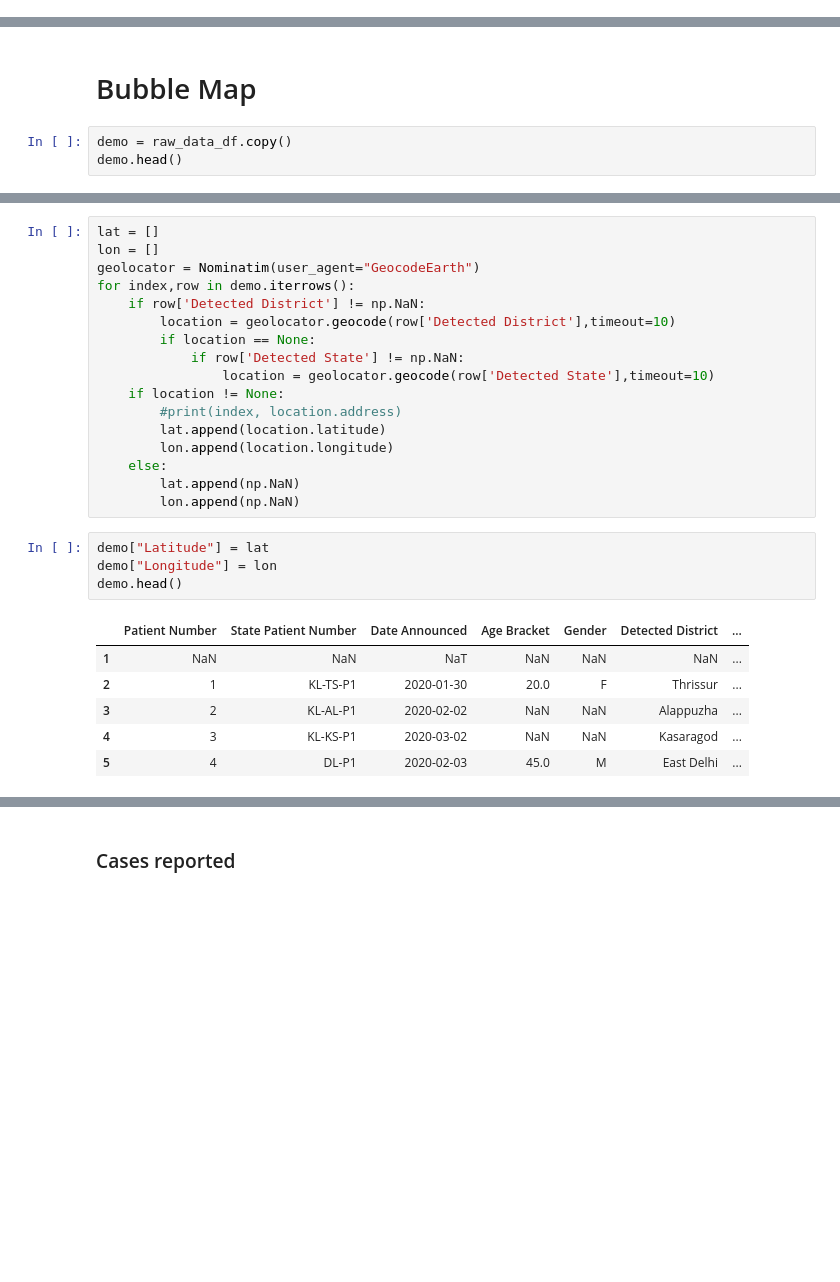
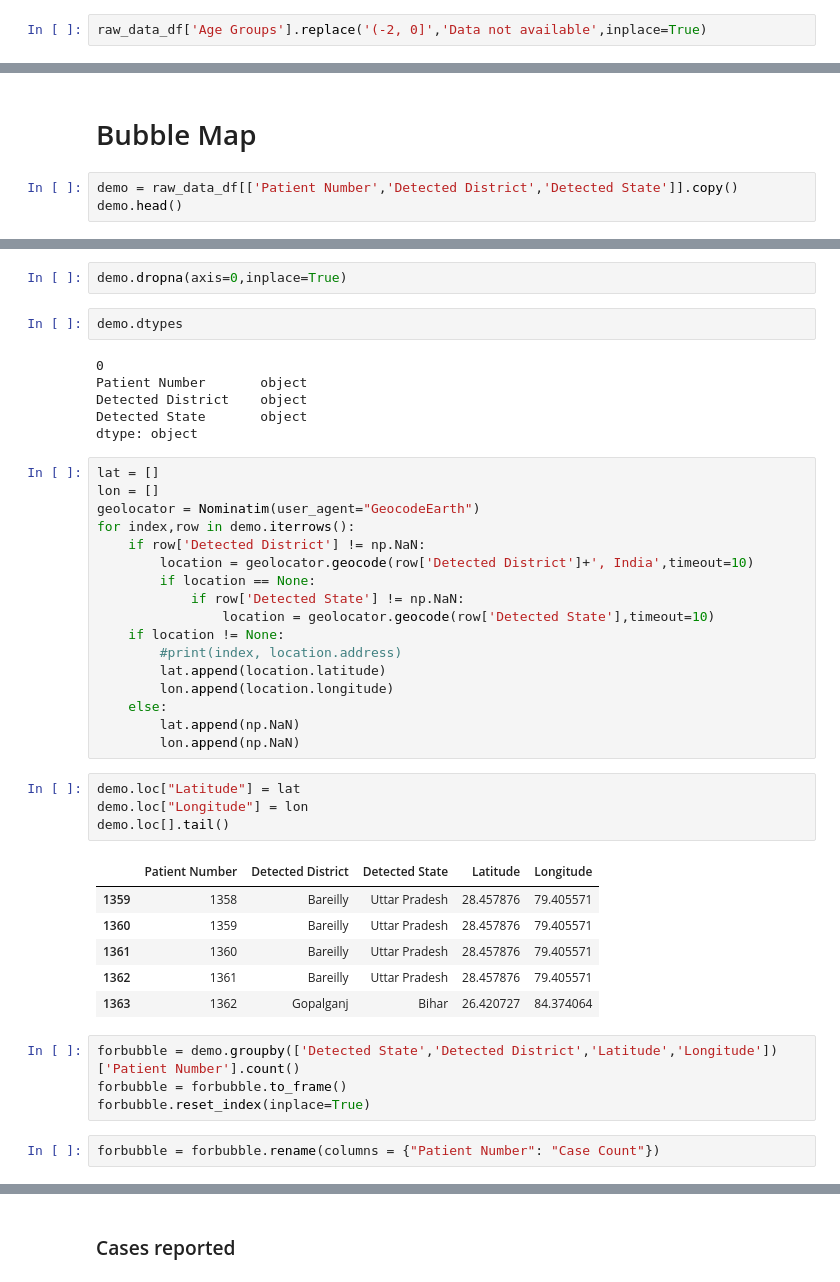
Before and after one commit to vidvatabuch/COVID-19-India, a Jupyter notebook: COVID-19 India.ipynb, the cells around one changed output, grey strips where cells are left out. Saved outputs shown, nothing was run; the diff lists cells and outputs as text; blank space fills up the shorter version.

```diff
--- a/COVID-19 India.ipynb
+++ b/COVID-19 India.ipynb
@@ -245,0 +264,2 @@ Text(0.5, 0, 'Age Groups')
+# %%
+raw_data_df['Age Groups'].replace('(-2, 0]','Data not available',inplace=True)
@@ -246,6 +306,6 @@ Text(0.5, 0, 'Age Groups')
 # %% [markdown]
 # Bubble Map
 # %%
-demo = raw_data_df.copy()
+demo = raw_data_df[['Patient Number','Detected District','Detected State']].copy()
 demo.head()
 # %% [output]
@@ -258,10 +318,20 @@ demo.head()
+# %%
+demo.dropna(axis=0,inplace=True)
+# %%
+demo.dtypes
+# %% [output]
+0
+Patient Number       object
+Detected District    object
+Detected State       object
+dtype: object
 # %%
 lat = []
 lon = []
 geolocator = Nominatim(user_agent="GeocodeEarth")
 for index,row in demo.iterrows():
     if row['Detected District'] != np.NaN:
-        location = geolocator.geocode(row['Detected District'],timeout=10)
+        location = geolocator.geocode(row['Detected District']+', India',timeout=10)
         if location == None:
             if row['Detected State'] != np.NaN:
                 location = geolocator.geocode(row['Detected State'],timeout=10)
@@ -273,13 +343,19 @@ for index,row in demo.iterrows():
         lat.append(np.NaN)
         lon.append(np.NaN)
 # %%
-demo["Latitude"] = lat
-demo["Longitude"] = lon
-demo.head()
+demo.loc["Latitude"] = lat
+demo.loc["Longitude"] = lon
+demo.loc[].tail()
 # %% [output]
-|  | Patient Number | State Patient Number | Date Announced | Age Bracket | Gender | Detected District | ... |
-| 1 | NaN | NaN | NaT | NaN | NaN | NaN | ... |
-| 2 | 1 | KL-TS-P1 | 2020-01-30 | 20.0 | F | Thrissur | ... |
-| 3 | 2 | KL-AL-P1 | 2020-02-02 | NaN | NaN | Alappuzha | ... |
-| 4 | 3 | KL-KS-P1 | 2020-03-02 | NaN | NaN | Kasaragod | ... |
-| 5 | 4 | DL-P1 | 2020-02-03 | 45.0 | M | East Delhi | ... |
+|  | Patient Number | Detected District | Detected State | Latitude | Longitude |
+| 1359 | 1358 | Bareilly | Uttar Pradesh | 28.457876 | 79.405571 |
+| 1360 | 1359 | Bareilly | Uttar Pradesh | 28.457876 | 79.405571 |
+| 1361 | 1360 | Bareilly | Uttar Pradesh | 28.457876 | 79.405571 |
+| 1362 | 1361 | Bareilly | Uttar Pradesh | 28.457876 | 79.405571 |
+| 1363 | 1362 | Gopalganj | Bihar | 26.420727 | 84.374064 |
+# %%
+forbubble = demo.groupby(['Detected State','Detected District','Latitude','Longitude'])['Patient Number'].count()
+forbubble = forbubble.to_frame()
+forbubble.reset_index(inplace=True)
+# %%
+forbubble = forbubble.rename(columns = {"Patient Number": "Case Count"})
```
Also changed, not shown: parts of 43 cells of this notebook.
